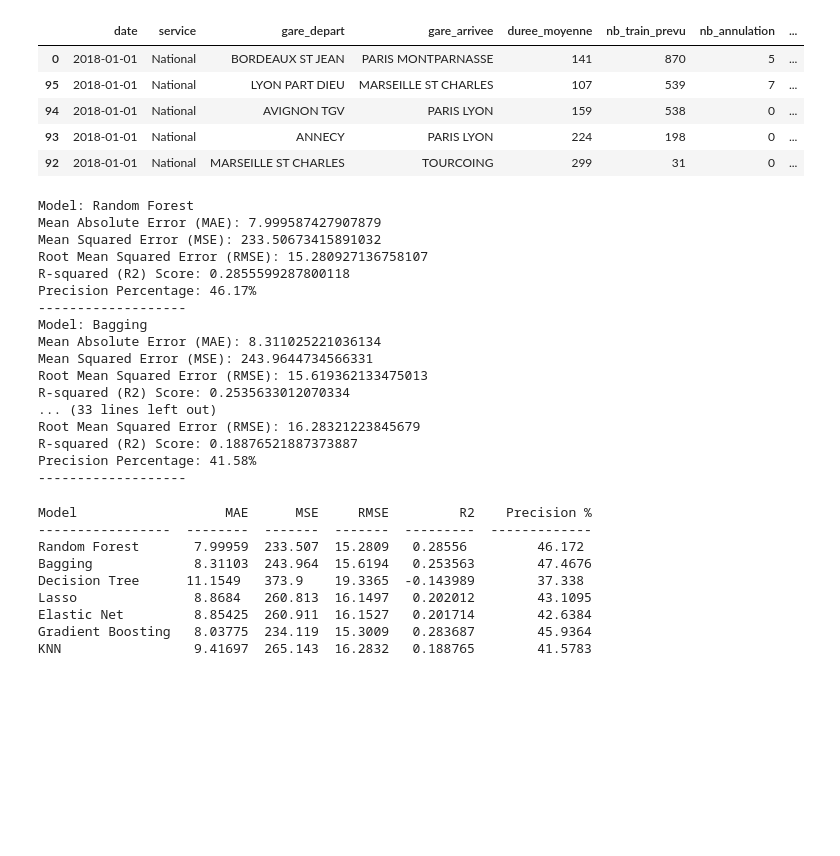
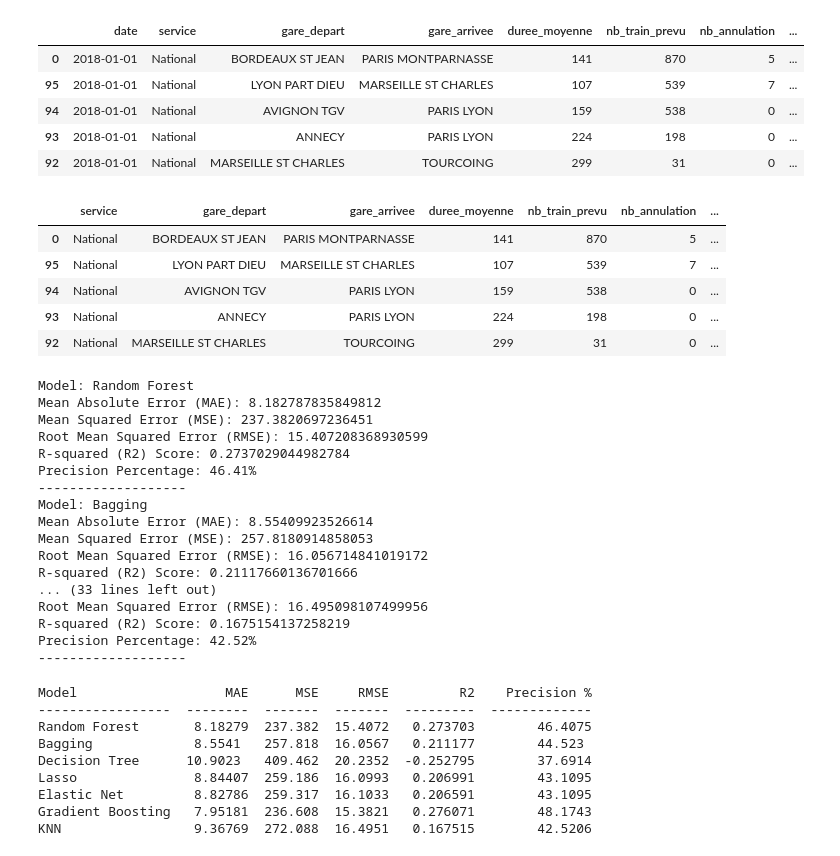
Before and after one commit to Enaouram/prediction-of-TGV-delays, a Jupyter notebook: prediction/models_training.ipynb, the cells around one changed output. Saved outputs shown, nothing was run; the diff lists cells and outputs as text; code cells hidden in the pictures; blank space fills up the shorter version.

```diff
--- a/prediction/models_training.ipynb
+++ b/prediction/models_training.ipynb
@@ -1,9 +1,11 @@
 # %%
 import pandas as pd
+import numpy as np
 from sklearn.model_selection import train_test_split
 import os
+
 script_dir = os.path.abspath('')
-relative_path = '../dataset/retard_jferie.csv'
+relative_path = '../dataset/retard_ferie_vacation_greves.csv'
 csv_path = os.path.join(script_dir, relative_path)
 data = pd.read_csv(csv_path, delimiter=",")
 
@@ -52,7 +54,8 @@ columns_forbiden = [
     'prct_cause_gestion_trafic',
     'prct_cause_materiel_roulant',
     'prct_cause_gestion_gare',
-    'prct_cause_prise_en_charge_voyageurs'
+    'prct_cause_prise_en_charge_voyageurs',
+    'Motif exprimé',
 ]
 
 # drop these columns
@@ -82,42 +85,54 @@ from sklearn.pipeline import Pipeline
 from sklearn.preprocessing import StandardScaler
 from sklearn.impute import SimpleImputer
 from sklearn.preprocessing import PolynomialFeatures
+from sklearn.preprocessing import FunctionTransformer
 
 num_pipeline = Pipeline([
+        # apply absolute value to all the columns (because we are interested in the delay and not the advance)
+        ('abs_transformer', FunctionTransformer(np.abs, validate=True)),
         ('imputer', SimpleImputer(strategy="mean")), #We don't really need this because there is no missing values (see data exploration)
         ('std_scaler', StandardScaler()),
-        ('poly_features', PolynomialFeatures(degree=3, include_bias=False))
+        ('poly_features', PolynomialFeatures(degree=2, include_bias=False))
     ])
 # %%
 # We create a pipeline for the categorical features
 # We use the OneHotEncoder to encode the categorical features
 from sklearn.preprocessing import OneHotEncoder
 from sklearn.compose import ColumnTransformer
 
 categorical_features = ['gare_depart', 'gare_arrivee', 'service']
 numeric_features = list(train_data.drop(columns=categorical_features).columns)
 
 
 data_transformer = ColumnTransformer([
     ("num", num_pipeline, numeric_features),
     # ("cat", OneHotEncoder(), categorical_features)
 ])
 
 categorical_features = ['gare_depart', 'gare_arrivee', 'service']
 
 encoder = OneHotEncoder(drop='first', sparse=False)
 
 train_encoded = encoder.fit_transform(train_data[categorical_features])
 test_encoded = encoder.transform(test_data[categorical_features])
 
 train_encoded_df = pd.DataFrame(train_encoded, columns=encoder.get_feature_names_out(categorical_features)
 , index=train_data.index)
 test_encoded_df = pd.DataFrame(test_encoded, columns=encoder.get_feature_names_out(categorical_features)
 , index=test_data.index)
 
 # Drop original categorical columns and concatenate the one-hot encoded columns
 train_data_prepared = pd.concat([train_data.drop(columns=['gare_arrivee', 'gare_depart', 'service']), train_encoded_df], axis=1)
 test_data_prepared = pd.concat([test_data.drop(columns=['gare_arrivee', 'gare_depart', 'service']), test_encoded_df], axis=1)
+
+train_data.head()
+# %% [output]
+|  | service | gare_depart | gare_arrivee | duree_moyenne | nb_train_prevu | nb_annulation | ... |
+| 0 | National | BORDEAUX ST JEAN | PARIS MONTPARNASSE | 141 | 870 | 5 | ... |
+| 95 | National | LYON PART DIEU | MARSEILLE ST CHARLES | 107 | 539 | 7 | ... |
+| 94 | National | AVIGNON TGV | PARIS LYON | 159 | 538 | 0 | ... |
+| 93 | National | ANNECY | PARIS LYON | 224 | 198 | 0 | ... |
+| 92 | National | MARSEILLE ST CHARLES | TOURCOING | 299 | 31 | 0 | ... |
 # %%
 # We prepare the training and test sets
 x_train = train_data_prepared.drop("retard_moyen_arrivee", axis=1)
@@ -183,21 +198,21 @@ for model, name in zip(models, model_names):
     print("-------------------")
 # %% [output]
 Model: Random Forest
-Mean Absolute Error (MAE): 7.999587427907879
-Mean Squared Error (MSE): 233.50673415891032
-Root Mean Squared Error (RMSE): 15.280927136758107
-R-squared (R2) Score: 0.2855599287800118
-Precision Percentage: 46.17%
+Mean Absolute Error (MAE): 8.182787835849812
+Mean Squared Error (MSE): 237.3820697236451
+Root Mean Squared Error (RMSE): 15.407208368930599
+R-squared (R2) Score: 0.2737029044982784
+Precision Percentage: 46.41%
 -------------------
 Model: Bagging
-Mean Absolute Error (MAE): 8.311025221036134
-Mean Squared Error (MSE): 243.9644734566331
-Root Mean Squared Error (RMSE): 15.619362133475013
-R-squared (R2) Score: 0.2535633012070334
+Mean Absolute Error (MAE): 8.55409923526614
+Mean Squared Error (MSE): 257.8180914858053
+Root Mean Squared Error (RMSE): 16.056714841019172
+R-squared (R2) Score: 0.21117660136701666
 ... (33 lines left out)
-Root Mean Squared Error (RMSE): 16.28321223845679
-R-squared (R2) Score: 0.18876521887373887
-Precision Percentage: 41.58%
+Root Mean Squared Error (RMSE): 16.495098107499956
+R-squared (R2) Score: 0.1675154137258219
+Precision Percentage: 42.52%
 -------------------
 # %%
 import matplotlib.pyplot as plt
@@ -215,10 +230,10 @@ plt.show()
 # %% [output]
 Model                   MAE      MSE     RMSE         R2    Precision %
 -----------------  --------  -------  -------  ---------  -------------
-Random Forest       7.99959  233.507  15.2809   0.28556         46.172
-Bagging             8.31103  243.964  15.6194   0.253563        47.4676
-Decision Tree      11.1549   373.9    19.3365  -0.143989        37.338
-Lasso               8.8684   260.813  16.1497   0.202012        43.1095
-Elastic Net         8.85425  260.911  16.1527   0.201714        42.6384
-Gradient Boosting   8.03775  234.119  15.3009   0.283687        45.9364
-KNN                 9.41697  265.143  16.2832   0.188765        41.5783
+Random Forest       8.18279  237.382  15.4072   0.273703        46.4075
+Bagging             8.5541   257.818  16.0567   0.211177        44.523
+Decision Tree      10.9023   409.462  20.2352  -0.252795        37.6914
+Lasso               8.84407  259.186  16.0993   0.206991        43.1095
+Elastic Net         8.82786  259.317  16.1033   0.206591        43.1095
+Gradient Boosting   7.95181  236.608  15.3821   0.276071        48.1743
+KNN                 9.36769  272.088  16.4951   0.167515        42.5206
```
Also changed, not shown: parts of 1 cell of this notebook, 6 other files.
